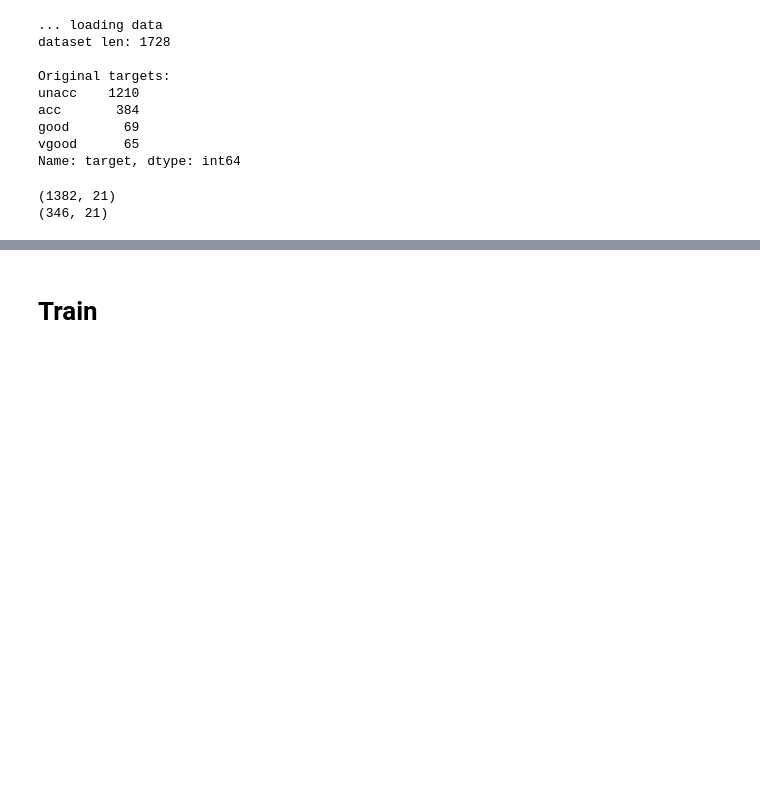
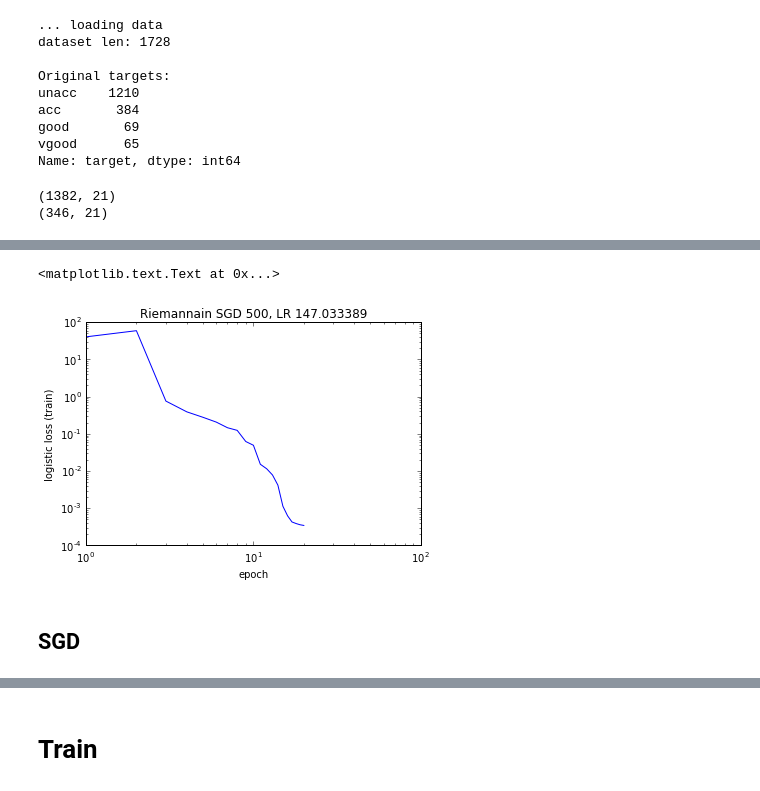
Before and after one commit to Bihaqo/exp-machines, a Jupyter notebook: experiments/Riemannian_vs_baseline_car.ipynb, the cells around one changed output, grey strips where cells are left out. Saved outputs shown, nothing was run; the diff lists cells and outputs as text; code cells hidden in the pictures; blank space fills up the shorter version.

```diff
--- a/experiments/Riemannian_vs_baseline_car.ipynb
+++ b/experiments/Riemannian_vs_baseline_car.ipynb
@@ -75,0 +103,10 @@ print(X_val.shape)
+# %%
+plt.loglog(best_riemannian_model.logger.loss_hist['train']['logistic'])
+plt.xlabel('epoch')
+plt.ylabel('logistic loss (train)')
+plt.title('Riemannain SGD 500, LR %f' % best_riemannian_lr)
+# %% [output]
+<matplotlib.text.Text at 0x...>
+[figure, added]
+# %% [markdown]
+## SGD
```
Also changed, not shown: parts of 32 cells of this notebook, 3 other files.
